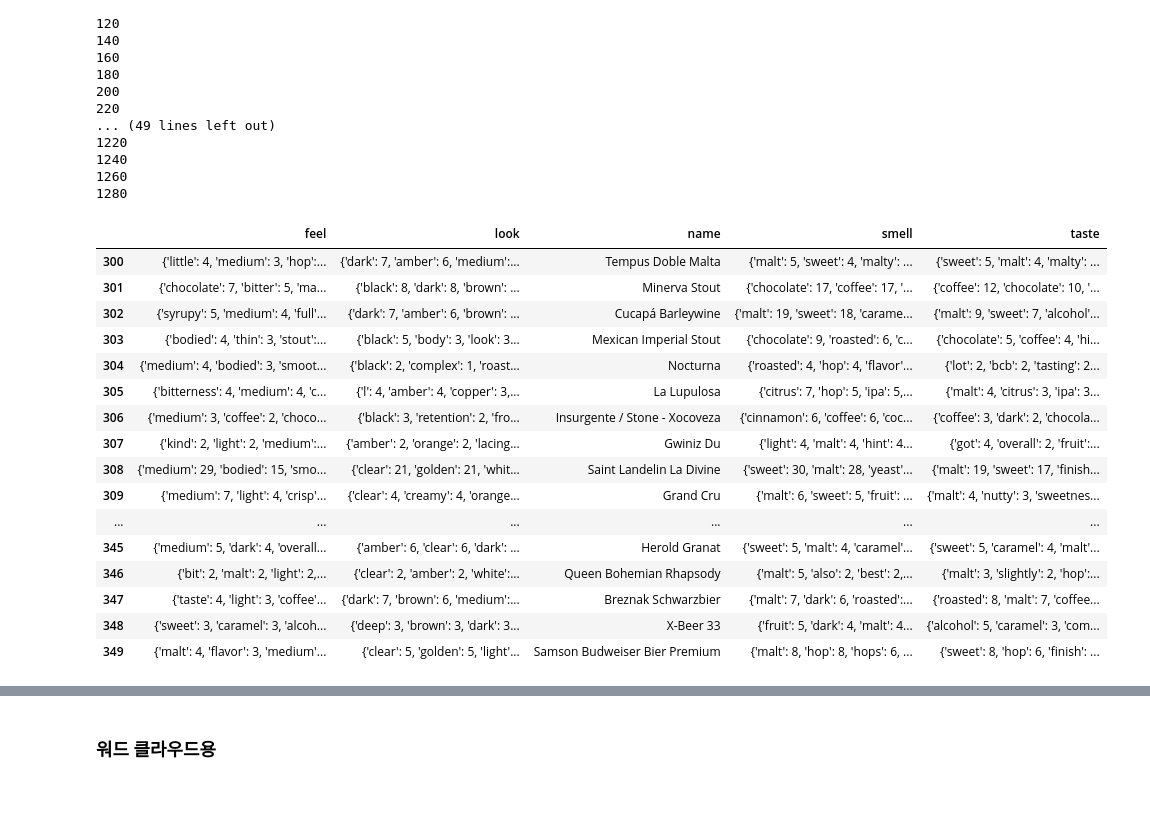
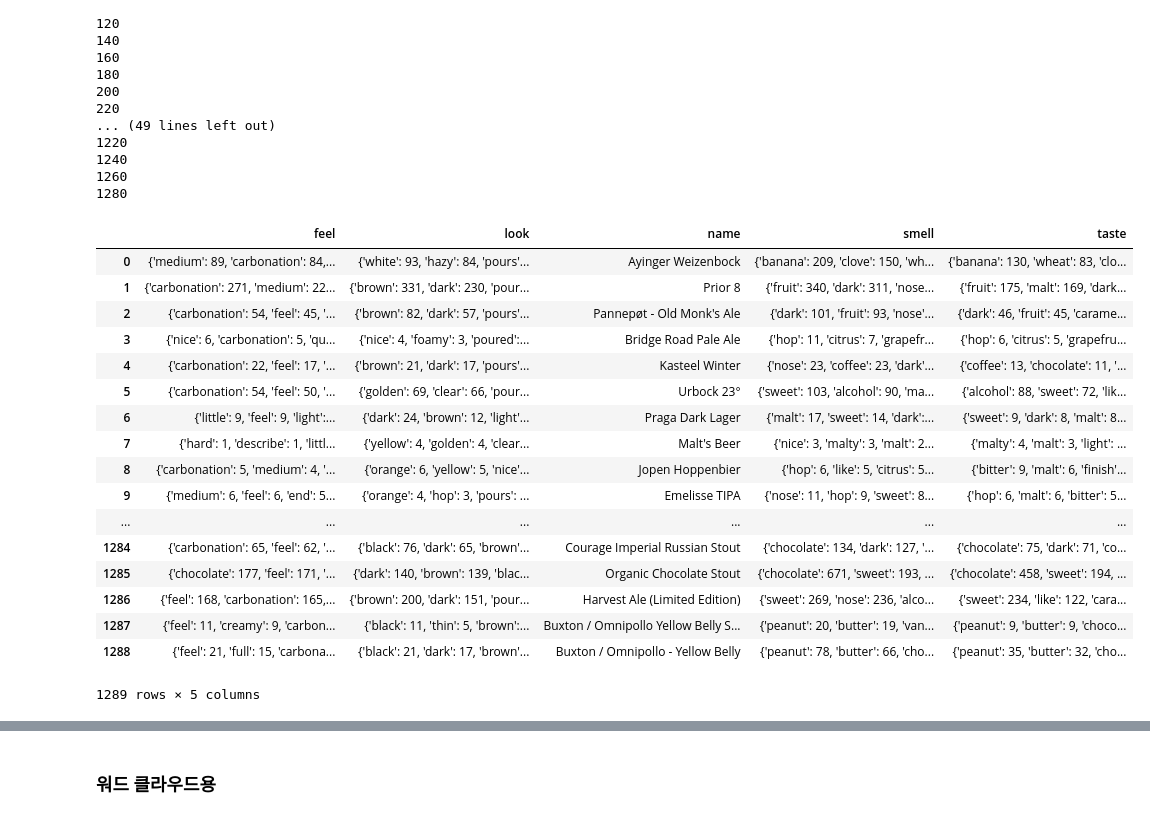
Before and after one commit to jhkang1517/multi-campus-beer-recommend, a Jupyter notebook: b3_sent_tag.ipynb, the cells around one changed output, grey strips where cells are left out. Saved outputs shown, nothing was run; the diff lists cells and outputs as text; code cells hidden in the pictures.

Commit message:
Revert "전처리 수정(feel,look 사전 구축후, 사전에 포함안된 단어들 제외함)"
This reverts commit 7aa01963b2e52a520d845189a70ccc783fc060e0.

```diff
--- a/b3_sent_tag.ipynb
+++ b/b3_sent_tag.ipynb
@@ -1,6 +1,6 @@
 # %%
 import pandas as pd
-# a = pd.read_csv('beer_sentence_v1.csv', index_col = 0)
+a = pd.read_csv('beer_sentence_v1.csv', index_col = 0)
 # %%
 a['tag'] = ''
 taste = ['taste','t','tasting']
@@ -95,7 +95,7 @@ for idx, val in enumerate(a['name'].unique()):
     ### 필터링_look
     text_l = dict(Counter(look).most_common())
     stopwords_l= ["mouthfeel", "drink", "touch", "m", "beer",'mouth','weizenbock','taste','t','s','smell','a',
-            'color','head','appearance','finger','i','the','pours','good','like','nice','well']
+            'color','head','appearance','finger','i','the']
     for idx6 in stopwords_l:
         try:
             text_l.pop(idx6)
@@ -104,7 +104,7 @@ for idx, val in enumerate(a['name'].unique()):
     ### 필터링_smell
     text_s = dict(Counter(smell).most_common())
     stopwords_s= ["mouthfeel", "drink", "touch", "m", "beer",'mouth','weizenbock','taste','t','s','smell','a',
-                 'i','aroma','the','good','like','nose','nice','well','much']
+                 'i','aroma','the']
     for idx6 in stopwords_s:
         try:
             text_s.pop(idx6)
@@ -113,7 +113,7 @@ for idx, val in enumerate(a['name'].unique()):
     ### 필터링_taste
     text_t = dict(Counter(taste).most_common())
     stopwords_t= ["mouthfeel", "drink", "touch", "m", "beer",'mouth','weizenbock','taste','t','s','smell','a',
-            'color','head','i','j','l','the','good','like','taste','nice','booze','flavor','well']
+            'color','head','i','j','l','the']
     for idx6 in stopwords_t:
         try:
             text_t.pop(idx6)
@@ -122,8 +122,7 @@ for idx, val in enumerate(a['name'].unique()):
     ### 필터링_feel
     text_f = dict(Counter(feel).most_common())
     stopwords_f= ["mouthfeel", "drink", "touch", "m", "beer",'mouth','weizenbock','appearance','color'
-                  ,'a','head','like','finger','pours','i','the','feel','carbonation','body','good','like',
-                  'nice','well']
+                  ,'a','head','like','finger','pours','i','the']
     for idx6 in stopwords_f:
         try:
             text_f.pop(idx6)
@@ -168,20 +160,21 @@ d_look = ['hazy','cloudy','brown','dark','light','golden','clear','yellow','oran
 # %%
-namelist[300:350]
+namelist
 # %% [output]
 |  | feel | look | name | smell | taste |
-| 300 | {'little': 4, 'medium': 3, 'hop':... | {'dark': 7, 'amber': 6, 'medium':... | Tempus Doble Malta | {'malt': 5, 'sweet': 4, 'malty': ... | {'sweet': 5, 'malt': 4, 'malty': ... |
-| 301 | {'chocolate': 7, 'bitter': 5, 'ma... | {'black': 8, 'dark': 8, 'brown': ... | Minerva Stout | {'chocolate': 17, 'coffee': 17, '... | {'coffee': 12, 'chocolate': 10, '... |
-| 302 | {'syrupy': 5, 'medium': 4, 'full'... | {'dark': 7, 'amber': 6, 'brown': ... | Cucapá Barleywine | {'malt': 19, 'sweet': 18, 'carame... | {'malt': 9, 'sweet': 7, 'alcohol'... |
-| 303 | {'bodied': 4, 'thin': 3, 'stout':... | {'black': 5, 'body': 3, 'look': 3... | Mexican Imperial Stout | {'chocolate': 9, 'roasted': 6, 'c... | {'chocolate': 5, 'coffee': 4, 'hi... |
-| 304 | {'medium': 4, 'bodied': 3, 'smoot... | {'black': 2, 'complex': 1, 'roast... | Nocturna | {'roasted': 4, 'hop': 4, 'flavor'... | {'lot': 2, 'bcb': 2, 'tasting': 2... |
-| 305 | {'bitterness': 4, 'medium': 4, 'c... | {'l': 4, 'amber': 4, 'copper': 3,... | La Lupulosa | {'citrus': 7, 'hop': 5, 'ipa': 5,... | {'malt': 4, 'citrus': 3, 'ipa': 3... |
-| 306 | {'medium': 3, 'coffee': 2, 'choco... | {'black': 3, 'retention': 2, 'fro... | Insurgente / Stone - Xocoveza | {'cinnamon': 6, 'coffee': 6, 'coc... | {'coffee': 3, 'dark': 2, 'chocola... |
-| 307 | {'kind': 2, 'light': 2, 'medium':... | {'amber': 2, 'orange': 2, 'lacing... | Gwiniz Du | {'light': 4, 'malt': 4, 'hint': 4... | {'got': 4, 'overall': 2, 'fruit':... |
-| 308 | {'medium': 29, 'bodied': 15, 'smo... | {'clear': 21, 'golden': 21, 'whit... | Saint Landelin La Divine | {'sweet': 30, 'malt': 28, 'yeast'... | {'malt': 19, 'sweet': 17, 'finish... |
-| 309 | {'medium': 7, 'light': 4, 'crisp'... | {'clear': 4, 'creamy': 4, 'orange... | Grand Cru | {'malt': 6, 'sweet': 5, 'fruit': ... | {'malt': 4, 'nutty': 3, 'sweetnes... |
+| 0 | {'medium': 89, 'carbonation': 84,... | {'white': 93, 'hazy': 84, 'pours'... | Ayinger Weizenbock | {'banana': 209, 'clove': 150, 'wh... | {'banana': 130, 'wheat': 83, 'clo... |
+| 1 | {'carbonation': 271, 'medium': 22... | {'brown': 331, 'dark': 230, 'pour... | Prior 8 | {'fruit': 340, 'dark': 311, 'nose... | {'fruit': 175, 'malt': 169, 'dark... |
+| 2 | {'carbonation': 54, 'feel': 45, '... | {'brown': 82, 'dark': 57, 'pours'... | Pannepøt - Old Monk's Ale | {'dark': 101, 'fruit': 93, 'nose'... | {'dark': 46, 'fruit': 45, 'carame... |
+| 3 | {'nice': 6, 'carbonation': 5, 'qu... | {'nice': 4, 'foamy': 3, 'poured':... | Bridge Road Pale Ale | {'hop': 11, 'citrus': 7, 'grapefr... | {'hop': 6, 'citrus': 5, 'grapefru... |
+| 4 | {'carbonation': 22, 'feel': 17, '... | {'brown': 21, 'dark': 17, 'pours'... | Kasteel Winter | {'nose': 23, 'coffee': 23, 'dark'... | {'coffee': 13, 'chocolate': 11, '... |
+| 5 | {'carbonation': 54, 'feel': 50, '... | {'golden': 69, 'clear': 66, 'pour... | Urbock 23° | {'sweet': 103, 'alcohol': 90, 'ma... | {'alcohol': 88, 'sweet': 72, 'lik... |
+| 6 | {'little': 9, 'feel': 9, 'light':... | {'dark': 24, 'brown': 12, 'light'... | Praga Dark Lager | {'malt': 17, 'sweet': 14, 'dark':... | {'sweet': 9, 'dark': 8, 'malt': 8... |
+| 7 | {'hard': 1, 'describe': 1, 'littl... | {'yellow': 4, 'golden': 4, 'clear... | Malt's Beer | {'nice': 3, 'malty': 3, 'malt': 2... | {'malty': 4, 'malt': 3, 'light': ... |
+| 8 | {'carbonation': 5, 'medium': 4, '... | {'orange': 6, 'yellow': 5, 'nice'... | Jopen Hoppenbier | {'hop': 6, 'like': 5, 'citrus': 5... | {'bitter': 9, 'malt': 6, 'finish'... |
+| 9 | {'medium': 6, 'feel': 6, 'end': 5... | {'orange': 4, 'hop': 3, 'pours': ... | Emelisse TIPA | {'nose': 11, 'hop': 9, 'sweet': 8... | {'hop': 6, 'malt': 6, 'bitter': 5... |
 | ... | ... | ... | ... | ... | ... |
-| 345 | {'medium': 5, 'dark': 4, 'overall... | {'amber': 6, 'clear': 6, 'dark': ... | Herold Granat | {'sweet': 5, 'malt': 4, 'caramel'... | {'sweet': 5, 'caramel': 4, 'malt'... |
-| 346 | {'bit': 2, 'malt': 2, 'light': 2,... | {'clear': 2, 'amber': 2, 'white':... | Queen Bohemian Rhapsody | {'malt': 5, 'also': 2, 'best': 2,... | {'malt': 3, 'slightly': 2, 'hop':... |
-| 347 | {'taste': 4, 'light': 3, 'coffee'... | {'dark': 7, 'brown': 6, 'medium':... | Breznak Schwarzbier | {'malt': 7, 'dark': 6, 'roasted':... | {'roasted': 8, 'malt': 7, 'coffee... |
-| 348 | {'sweet': 3, 'caramel': 3, 'alcoh... | {'deep': 3, 'brown': 3, 'dark': 3... | X-Beer 33 | {'fruit': 5, 'dark': 4, 'malt': 4... | {'alcohol': 5, 'caramel': 3, 'com... |
-| 349 | {'malt': 4, 'flavor': 3, 'medium'... | {'clear': 5, 'golden': 5, 'light'... | Samson Budweiser Bier Premium | {'malt': 8, 'hop': 8, 'hops': 6, ... | {'sweet': 8, 'hop': 6, 'finish': ... |
+| 1284 | {'carbonation': 65, 'feel': 62, '... | {'black': 76, 'dark': 65, 'brown'... | Courage Imperial Russian Stout | {'chocolate': 134, 'dark': 127, '... | {'chocolate': 75, 'dark': 71, 'co... |
+| 1285 | {'chocolate': 177, 'feel': 171, '... | {'dark': 140, 'brown': 139, 'blac... | Organic Chocolate Stout | {'chocolate': 671, 'sweet': 193, ... | {'chocolate': 458, 'sweet': 194, ... |
+| 1286 | {'feel': 168, 'carbonation': 165,... | {'brown': 200, 'dark': 151, 'pour... | Harvest Ale (Limited Edition) | {'sweet': 269, 'nose': 236, 'alco... | {'sweet': 234, 'like': 122, 'cara... |
+| 1287 | {'feel': 11, 'creamy': 9, 'carbon... | {'black': 11, 'thin': 5, 'brown':... | Buxton / Omnipollo Yellow Belly S... | {'peanut': 20, 'butter': 19, 'van... | {'peanut': 9, 'butter': 9, 'choco... |
+| 1288 | {'feel': 21, 'full': 15, 'carbona... | {'black': 21, 'dark': 17, 'brown'... | Buxton / Omnipollo - Yellow Belly | {'peanut': 78, 'butter': 66, 'cho... | {'peanut': 35, 'butter': 32, 'cho... |
+1289 rows × 5 columns
```
Also changed, not shown: parts of 5 cells of this notebook.
